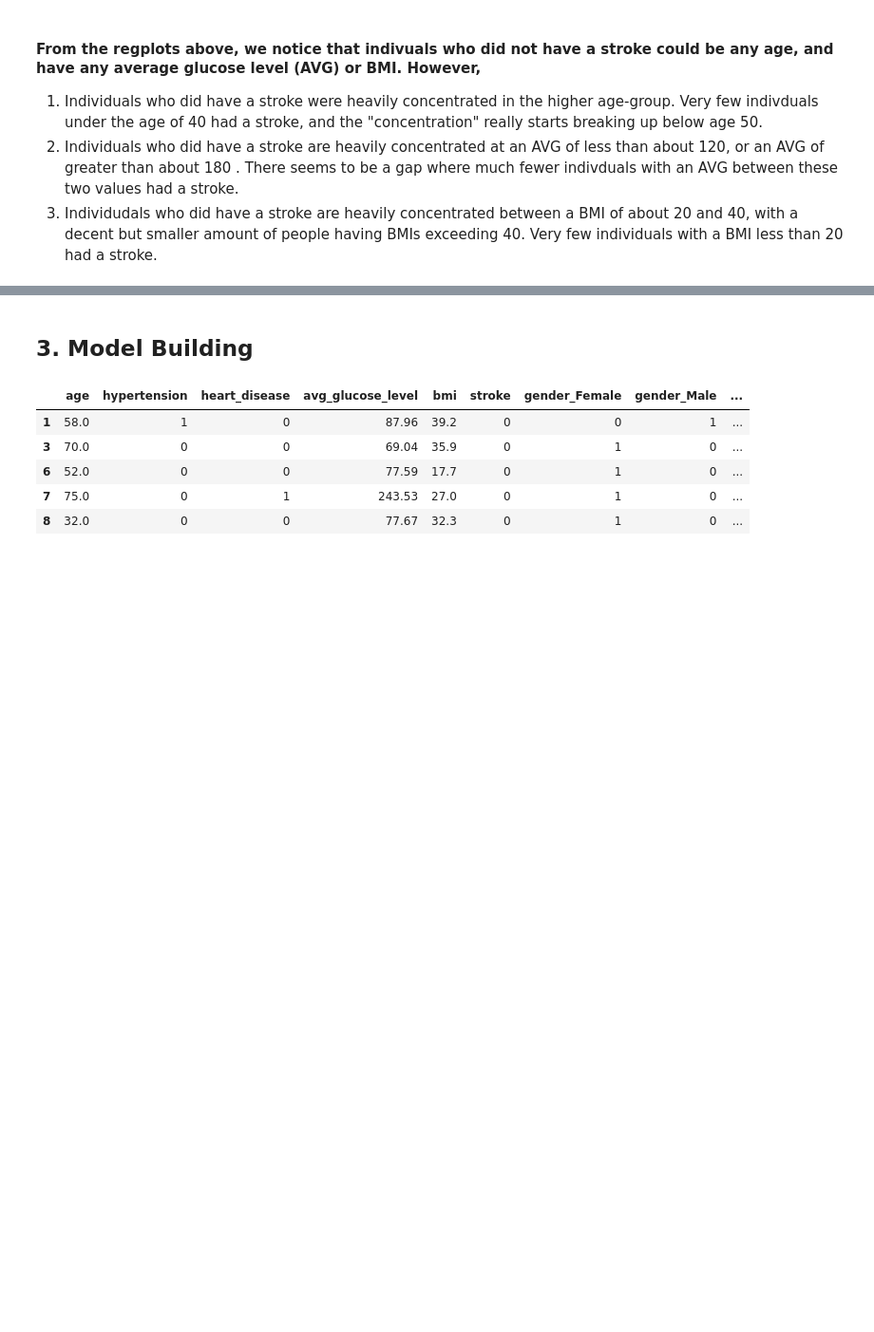
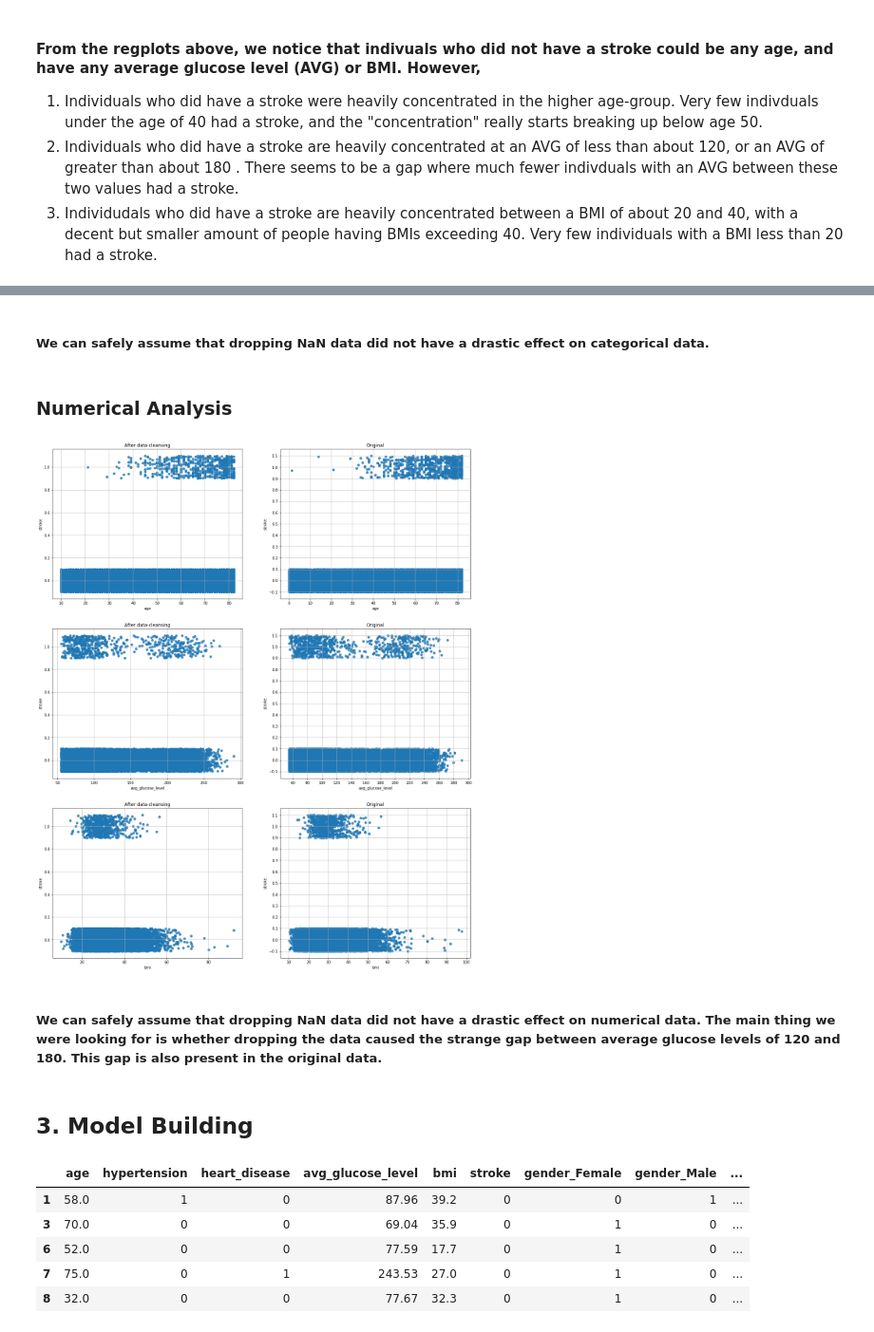
Before and after one commit to TylerTompa/UNCC_Project_3, a Jupyter notebook: healthcare-data/Jupyter/Training_Data.ipynb, the cells around one changed output, grey strips where cells are left out. Shown at 95% size. Saved outputs shown, nothing was run; the diff lists cells and outputs as text; code cells hidden in the pictures; blank space fills up the shorter version.

```diff
--- a/healthcare-data/Jupyter/Training_Data.ipynb
+++ b/healthcare-data/Jupyter/Training_Data.ipynb
@@ -352,3 +424,63 @@ for possible_feature in possible_numerical_features:
+# %% [markdown]
+##### We can safely assume that dropping NaN data did not have a drastic effect on categorical data.
+# %% [markdown]
+### Numerical Analysis
+# %%
+# Define a subplot so we can see each plot after data-cleansing compared to the original dataset
+plt.subplots(figsize=(20,25))
+
+# Define an iterator to place each sublplot in the right place
+i = 1
+
+for possible_feature in possible_numerical_features:
+
+    plt.subplot(3,2,i)
+    sns.regplot(x=possible_feature, y="stroke", data=stroke_data, fit_reg=False, y_jitter=0.1)
+    plt.title("After data-cleansing")
+    plt.grid()
+
+    plt.subplot(3, 2, i+1)
+    sns.regplot(x=possible_feature, y="stroke", data=original_stroke_data, fit_reg=False, y_jitter=0.1)
+    plt.title("Original")
+    plt.grid()
+
+    # Find the minimum and maximum values from the current column
+    # in order to calculate the range
+    # Divide this range by a small number to set a new step-size for the x-axis
+    column_max = stroke_data[possible_feature].max()
+    column_min = stroke_data[possible_feature].min()
+    column_range = column_max - column_min
+
+    # Divide the column range by 10 for the plot showing avg_glucose_level,
+    # otherwise the step-size would be too low and the x-axis would be unreadable.
+    # We still want to divide the range by 5 to find the step-size for the other graphs,
+    # as more x-ticks help us to more clearly see where the data lies.
+    if possible_feature == "avg_glucose_level":
+        plt.locator_params(nbins=column_range/10)
+    else:
+        plt.locator_params(nbins=column_range/5)
+
+#     plt.grid()
+#     plt.show()
+
+    # This plot is comprised of 3 rows and two columns.
+    # When placing each subplot we must specify it's position on the full plot.
+    # We place each subplot with the syntax ("row", "column", "position").
+    # The first subplot (position 1) falls in the first column of the first row.
+    # The next subplot (position 2) falls in the next column of the first row.
+    # The next subplot (position 3) falls in the first column of the second row.
+    # This pattern continues.
+    # We have two columnns,
+    # so the graph showing the data after data-cleansing will be in the first column (odd-numberd position),
+    # and the graph showing the data from the original dataset will be in the second column (even-numbered position).
+    # We then place graphs after data-cleansing with the syntax (2, 3, i),
+    # and we place graphs showing original data with the syntax (2, 3, i+1).
+    # We therefore increment our iterator by 2 to preserve its parity.
+    i += 2
+# %% [output]
+[figure, added]
+# %% [markdown]
+##### We can safely assume that dropping NaN data did not have a drastic effect on numerical data.  The main thing we were looking for is whether dropping the data caused the strange gap between average glucose levels of 120 and 180.  This gap is also present in the original data.
 # %% [markdown]
 ## 3. Model Building
 # %%
```
Also changed, not shown: parts of 8 cells of this notebook.
